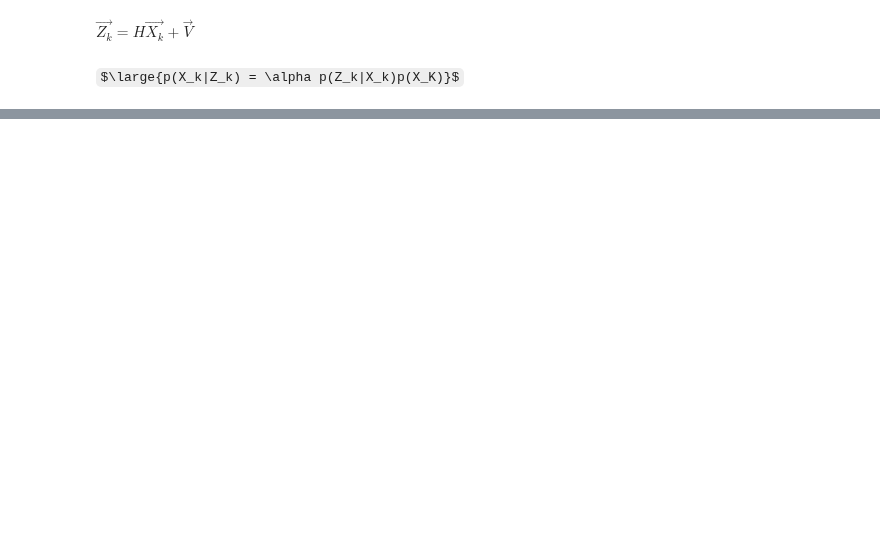
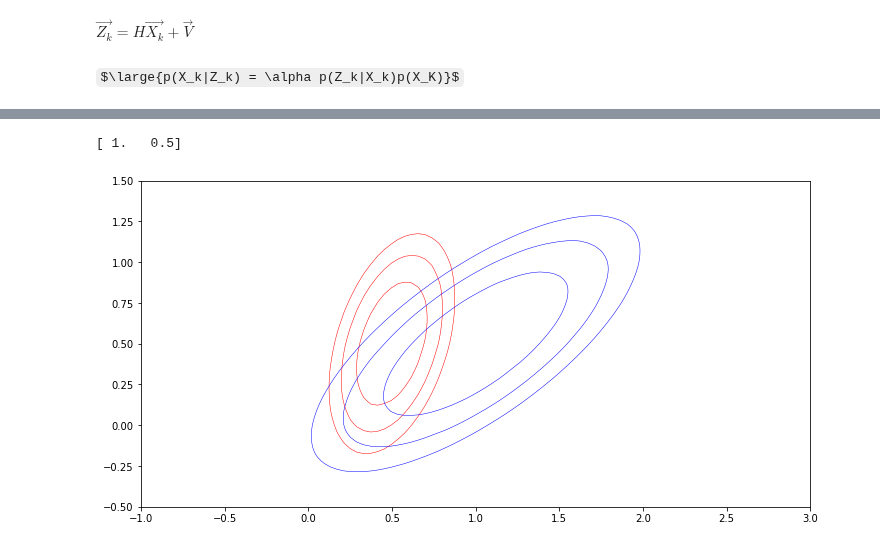
Before and after one commit to jganzabal/Kalman-as-Recursive-Bayesian-Estimation, a Jupyter notebook: 4_Two dimensional Kalman filter.ipynb, the cells around one changed output, grey strips where cells are left out. Saved outputs shown, nothing was run; the diff lists cells and outputs as text; code cells hidden in the pictures; some formulas as TeX source; blank space fills up the shorter version.

```diff
--- a/4_Two dimensional Kalman filter.ipynb
+++ b/4_Two dimensional Kalman filter.ipynb
@@ -151,0 +187,6 @@ plot_2d_gauss(mean, P, limits = [-limit,limit, -limit,limit], color = 'b')
+# %%
+mu_x_pp, sigma_x_pp  = plot_prediction(F, mu_x_uu, sigma_x_uu, Q, y_offset = initial_speed_guess)
+print(mu_x_pp)
+# %% [output]
+[ 1.   0.5]
+[figure, added]
```
Also changed, not shown: parts of 32 cells of this notebook.
